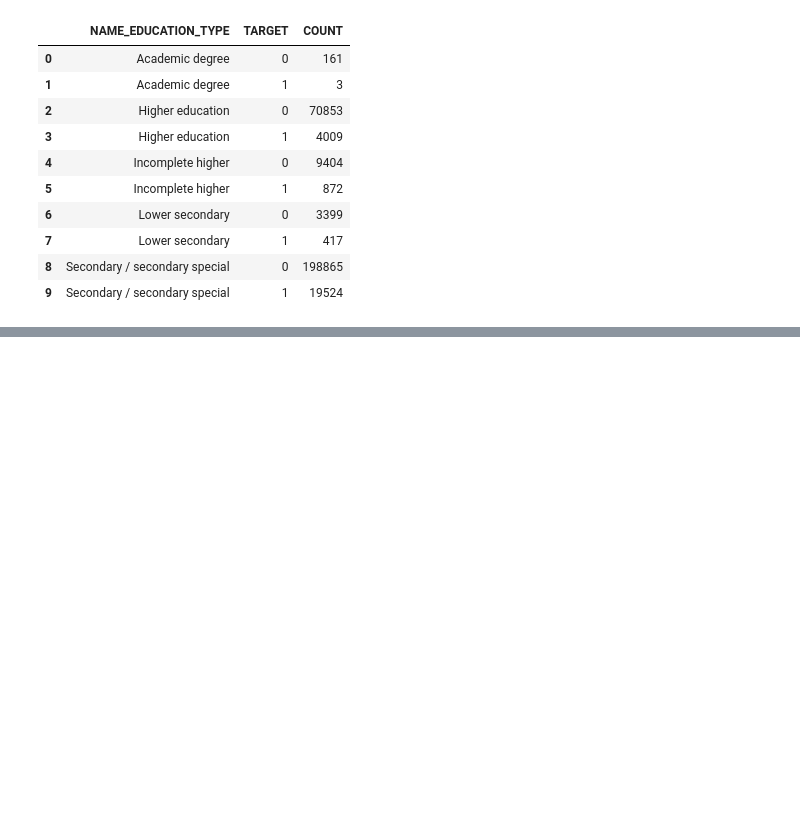
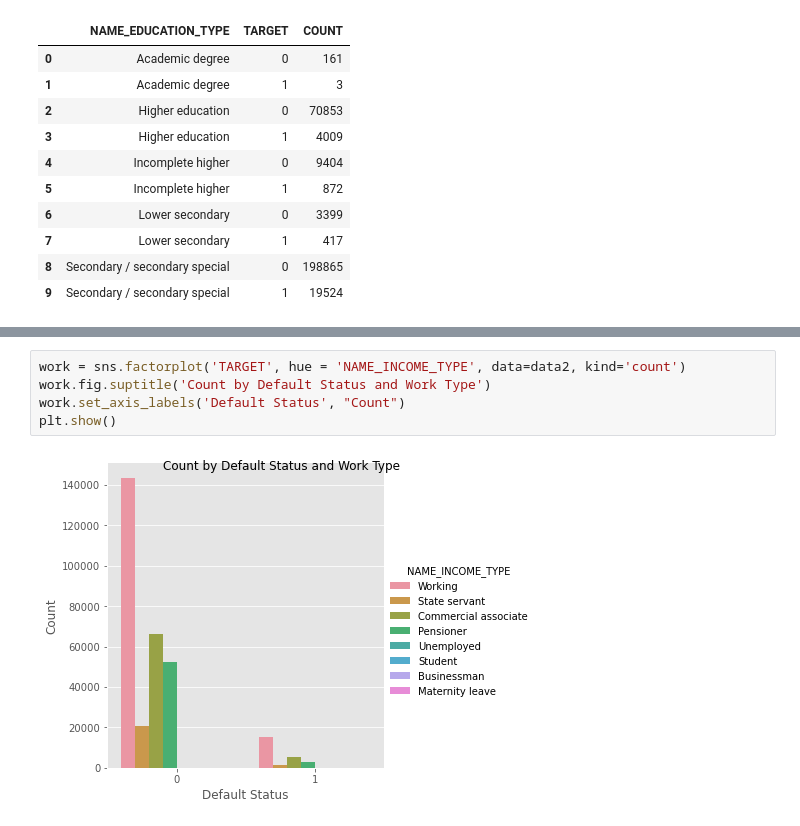
Before and after one commit to hudsonbat/Data-201, a Jupyter notebook: CreditDefault.ipynb, the cells around one changed output, grey strips where cells are left out. Saved outputs shown, nothing was run; the diff lists cells and outputs as text; blank space fills up the shorter version.

```diff
--- a/CreditDefault.ipynb
+++ b/CreditDefault.ipynb
@@ -365,0 +385,7 @@ data2.groupby(['NAME_EDUCATION_TYPE','TARGET']).size().reset_index(name='COUNT')
+# %%
+work = sns.factorplot('TARGET', hue = 'NAME_INCOME_TYPE', data=data2, kind='count')
+work.fig.suptitle('Count by Default Status and Work Type')
+work.set_axis_labels('Default Status', "Count")
+plt.show()
+# %% [output]
+[figure, added]
```
Also changed, not shown: parts of 59 cells of this notebook.
